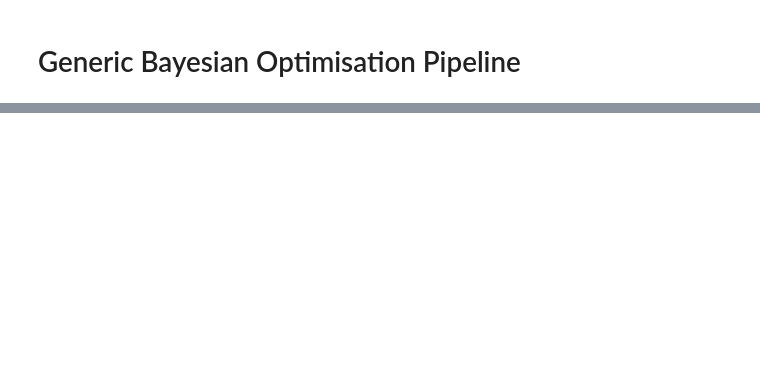
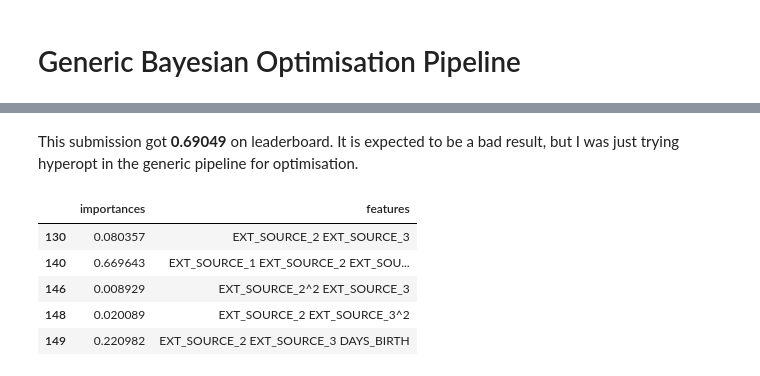
Before and after one commit to hgpadovani/kaggle_credit_risk, a Jupyter notebook: notebooks/7 - Hyperparameter_Tunning.ipynb, the cells around one changed output, grey strips where cells are left out. Cells and saved outputs as stored; diff of their text form; code cells hidden in the pictures; blank space fills up the shorter version.

```diff
--- a/notebooks/7 - Hyperparameter_Tunning.ipynb
+++ b/notebooks/7 - Hyperparameter_Tunning.ipynb
@@ -224,7 +257,7 @@ def objective(space):
 
     # Perform n_folds cross validation
     roc_aucs = []
-    for train_index, val_index in kf.split(X_train[:1000,:], y_train[:1000]):
+    for train_index, val_index in kf.split(X_train, y_train):
         X_train_, y_train_ = X_train[train_index, :], y_train[train_index]
         X_val_, y_val_ = X_train[val_index, :], y_train[val_index]
 
@@ -272,0 +318,4 @@ def optimize(objective, space, trials, MAX_EVALS = 120, output_file = 'BayesOpt.
+# %%
+rf_trials = Trials()
+# %%
+rf_params_best = optimize(objective, rf_space, rf_trials, MAX_EVALS = 120, output_file = 'rf_optim.csv', random_state = 42)
@@ -272,0 +328,3 @@ def optimize(objective, space, trials, MAX_EVALS = 120, output_file = 'BayesOpt.
+# %%
+best_rf = RandomForestClassifier(**rf_params_best['params'], class_weight = 'balanced')
+best_rf.fit(X_train, y_train)
@@ -272,0 +348,13 @@ def optimize(objective, space, trials, MAX_EVALS = 120, output_file = 'BayesOpt.
+# %% [markdown]
+This submission got __0.69049__ on leaderboard. It is expected to be a bad result, but I was just trying hyperopt in the generic pipeline for optimisation.
+# %%
+rf_importances = pd.DataFrame(train.drop(['SK_ID_CURR', 'TARGET'], axis=1).columns, best_rf.feature_importances_).reset_index()
+rf_importances.columns = ['importances', 'features']
+rf_importances[rf_importances.importances != 0]
+# %% [output]
+|  | importances | features |
+| 130 | 0.080357 | EXT_SOURCE_2 EXT_SOURCE_3 |
+| 140 | 0.669643 | EXT_SOURCE_1 EXT_SOURCE_2 EXT_SOU... |
+| 146 | 0.008929 | EXT_SOURCE_2^2 EXT_SOURCE_3 |
+| 148 | 0.020089 | EXT_SOURCE_2 EXT_SOURCE_3^2 |
+| 149 | 0.220982 | EXT_SOURCE_2 EXT_SOURCE_3 DAYS_BIRTH |
```
Also changed, not shown: parts of 19 cells of this notebook, 10 other files.
